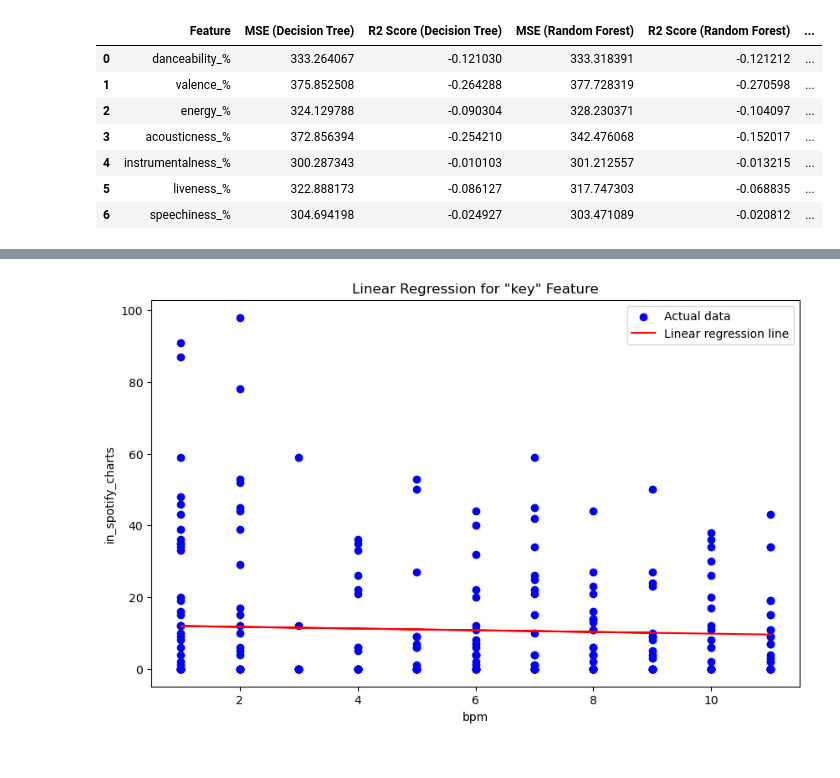
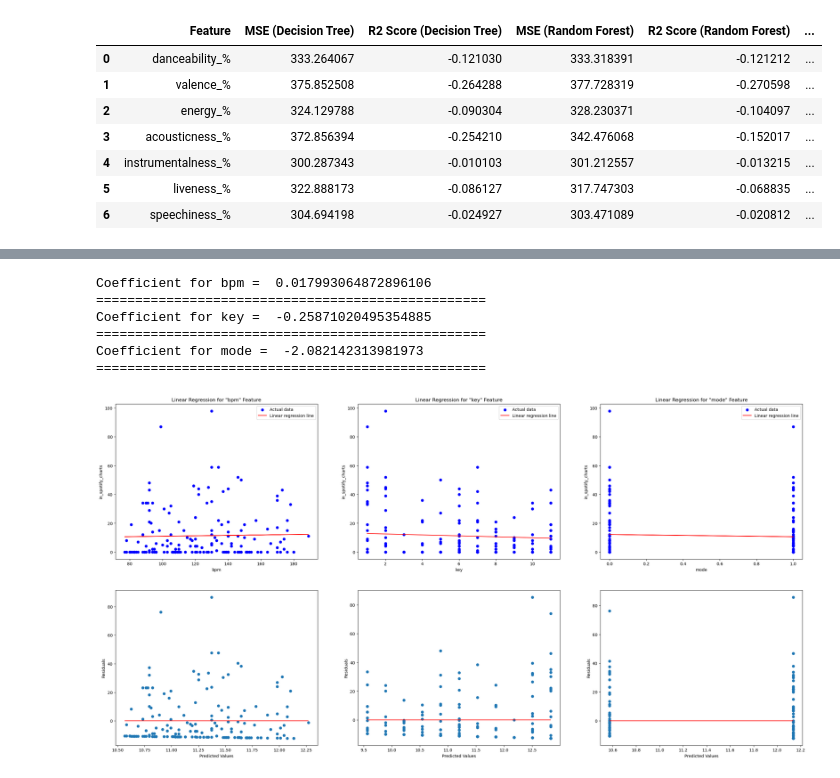
Before and after one commit to Starmam1717/Spotify, a Jupyter notebook: Spotify_notebook.ipynb, the cells around one changed output, grey strips where cells are left out. Cells and saved outputs as stored; diff of their text form; code cells hidden in the pictures.

```diff
--- a/Spotify_notebook.ipynb
+++ b/Spotify_notebook.ipynb
@@ -422,12 +405,45 @@ plt.show()
-# %%
-plt.figure(figsize=(10, 6))
-plt.scatter(X_key_test, y_test, color='blue', label='Actual data')
-plt.plot(X_key_test, y_key_pred, color='red', label='Linear regression line')
-plt.xlabel('bpm')
-plt.ylabel('in_spotify_charts')
-plt.title('Linear Regression for "key" Feature')
-plt.legend()
-plt.show()
-# %% [output]
-[figure, removed]
+# %%
+#Plots and Residuals for Key BPm and Mode
+fig, axes = plt.subplots(2, 3, figsize=(30, 15 ))
+for i, column in enumerate(features):
+    #Features
+    X_feature = data_100[[column]]
+
+    #Data Split
+    X_train_feature, X_test_feature, y_train_feature, y_test_feature = train_test_split(X_feature, y, test_size=0.2, random_state=13)
+
+    #Train Linear Regression
+    model_feature = LinearRegression()
+    model_feature.fit(X_train_feature, y_train_feature)
+
+        # Predict the target variable for the testing data
+    y_pred_feature = model_feature.predict(X_test_feature)
+
+    # Linear regresion and data plots
+    axes[0,i].scatter(X_test_feature, y_test_feature, color='blue', label='Actual data')
+    axes[0,i].plot(X_test_feature, y_pred_feature, color='red', label='Linear regression line')
+    axes[0,i].set_xlabel(column)
+    axes[0,i].set_ylabel('in_spotify_charts')
+    axes[0,i].set_title(f'Linear Regression for "{column}" Feature')
+    axes[0,i].legend()
+    #Residual Plots
+    residuals = y_test_feature - y_pred_feature
+    axes[1,i].scatter(y_pred_feature,residuals)
+    axes[1, i].hlines(y=0, xmin=y_pred_feature.min(), xmax=y_pred_feature.max(), colors='red')
+    axes[1,i].set_xlabel('Predicted Values')
+    axes[1,i].set_ylabel('Residuals')
+
+    #Coeffiecnts
+    coefficient = model.coef_[i]
+
+    print(f'Coefficient for {column} = ',coefficient)
+    print('==================================================')
+# %% [output]
+Coefficient for bpm =  0.017993064872896106
+==================================================
+Coefficient for key =  -0.25871020495354885
+==================================================
+Coefficient for mode =  -2.082142313981973
+==================================================
+[figure, added]
 # %%
```
Also changed, not shown: parts of 20 cells of this notebook.
